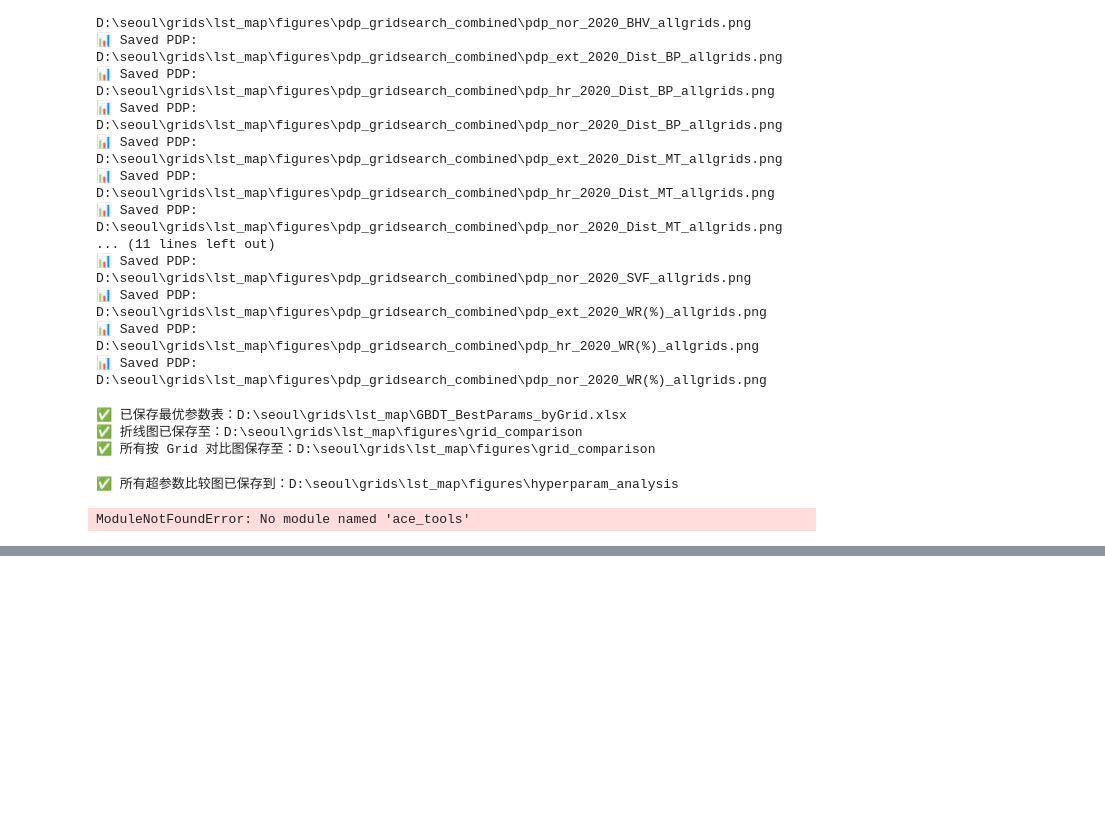
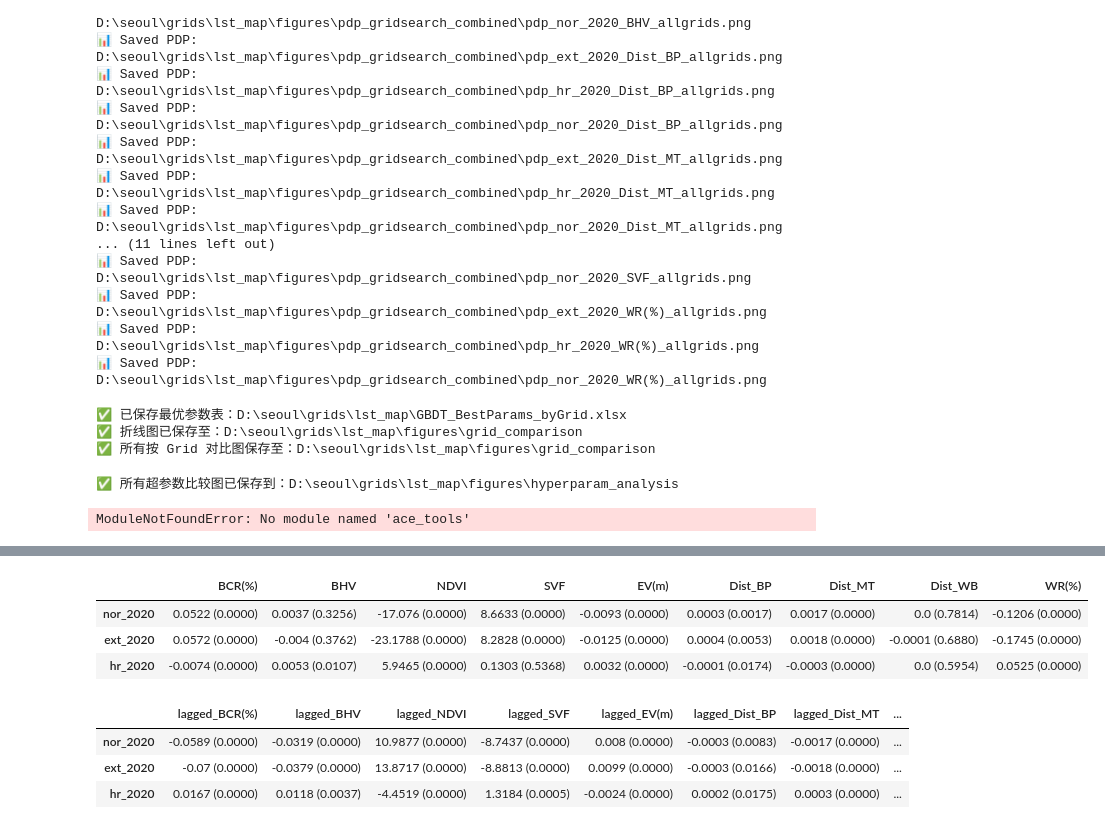
Before and after one commit to LiliLIN0324/seoul, a Jupyter notebook: seoul_work_flow_2.ipynb, the cells around one changed output, grey strips where cells are left out. Cells and saved outputs as stored; diff of their text form; code cells hidden in the pictures; blank space fills up the shorter version.

```diff
--- a/seoul_work_flow_2.ipynb
+++ b/seoul_work_flow_2.ipynb
@@ -420,0 +526,37 @@ ModuleNotFoundError: No module named 'ace_tools'
+# %%
+import geopandas as gpd
+import numpy as np
+from esda.moran import Moran
+from libpysal.weights import Queen
+import matplotlib.pyplot as plt
+
+for filename in os.listdir(grid_folder):
+    if filename.endswith('_clean.shp'):
+        filepath = os.path.join(grid_folder, filename)
+        print(f"Processing {filename}...")
+
+        # 读取 shapefile
+        gdf = gpd.read_file(filepath)
+
+        # 2. 选择分析的目标变量（假设叫 'target_var'）
+        y = gdf[target]
+        X = gdf[explanatory_vars]
+
+        # 3. 构建空间权重矩阵，Queen 邻接权重
+        w = Queen.from_dataframe(gdf, use_index=False)
+        w.transform = 'r'  # 行标准化
+
+        # 4. 计算Moran's I
+        moran = Moran(y, w)
+
+        # 5. 输出结果
+        print(f"Moran's I: {moran.I:.4f}")
+        print(f"p-value: {moran.p_sim:.4f}")  # 基于随机化的显著性检验p值
+        print(f"Expected I: {moran.EI:.4f}")
+        print(f"Variance: {moran.VI_sim:.4f}")
+
+        # 6. 判断空间自相关是否显著
+        if moran.p_sim < 0.05:
+            print("Significant spatial autocorrelation detected.")
+        else:
+            print("No significant spatial autocorrelation detected.")
@@ -420,0 +1086,14 @@ ModuleNotFoundError: No module named 'ace_tools'
+# %%
+coef_table
+# %% [output]
+|  | BCR(%) | BHV | NDVI | SVF | EV(m) | Dist_BP | Dist_MT | Dist_WB | WR(%) |
+| nor_2020 | 0.0522 (0.0000) | 0.0037 (0.3256) | -17.076 (0.0000) | 8.6633 (0.0000) | -0.0093 (0.0000) | 0.0003 (0.0017) | 0.0017 (0.0000) | 0.0 (0.7814) | -0.1206 (0.0000) |
+| ext_2020 | 0.0572 (0.0000) | -0.004 (0.3762) | -23.1788 (0.0000) | 8.2828 (0.0000) | -0.0125 (0.0000) | 0.0004 (0.0053) | 0.0018 (0.0000) | -0.0001 (0.6880) | -0.1745 (0.0000) |
+| hr_2020 | -0.0074 (0.0000) | 0.0053 (0.0107) | 5.9465 (0.0000) | 0.1303 (0.5368) | 0.0032 (0.0000) | -0.0001 (0.0174) | -0.0003 (0.0000) | 0.0 (0.5954) | 0.0525 (0.0000) |
+# %%
+lag_table
+# %% [output]
+|  | lagged_BCR(%) | lagged_BHV | lagged_NDVI | lagged_SVF | lagged_EV(m) | lagged_Dist_BP | lagged_Dist_MT | ... |
+| nor_2020 | -0.0589 (0.0000) | -0.0319 (0.0000) | 10.9877 (0.0000) | -8.7437 (0.0000) | 0.008 (0.0000) | -0.0003 (0.0083) | -0.0017 (0.0000) | ... |
+| ext_2020 | -0.07 (0.0000) | -0.0379 (0.0000) | 13.8717 (0.0000) | -8.8813 (0.0000) | 0.0099 (0.0000) | -0.0003 (0.0166) | -0.0018 (0.0000) | ... |
+| hr_2020 | 0.0167 (0.0000) | 0.0118 (0.0037) | -4.4519 (0.0000) | 1.3184 (0.0005) | -0.0024 (0.0000) | 0.0002 (0.0175) | 0.0003 (0.0000) | ... |
```
Also changed, not shown: parts of 23 cells of this notebook, 2 other files.
